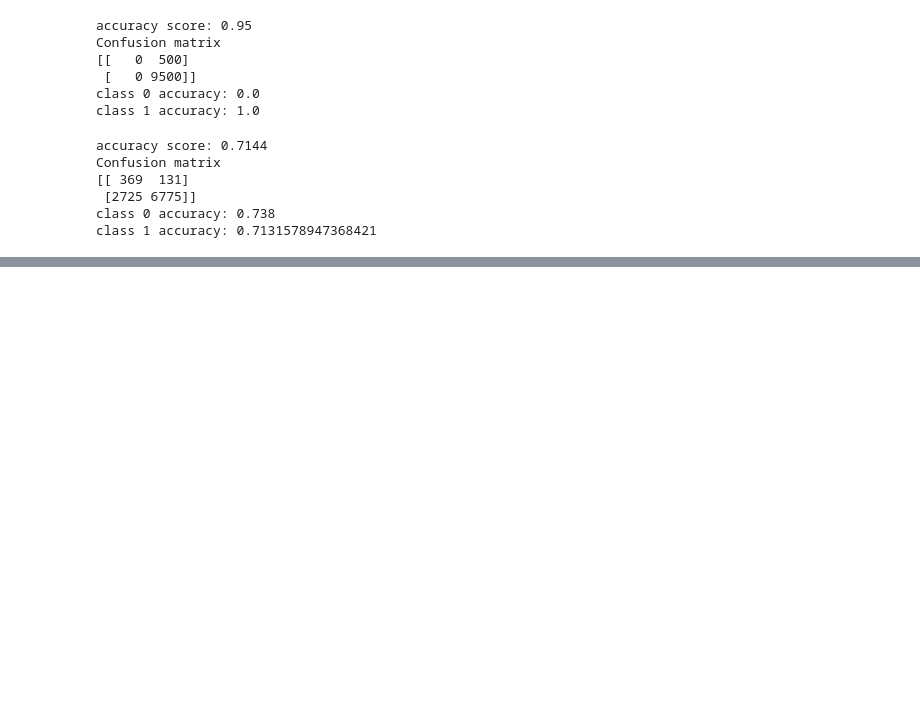
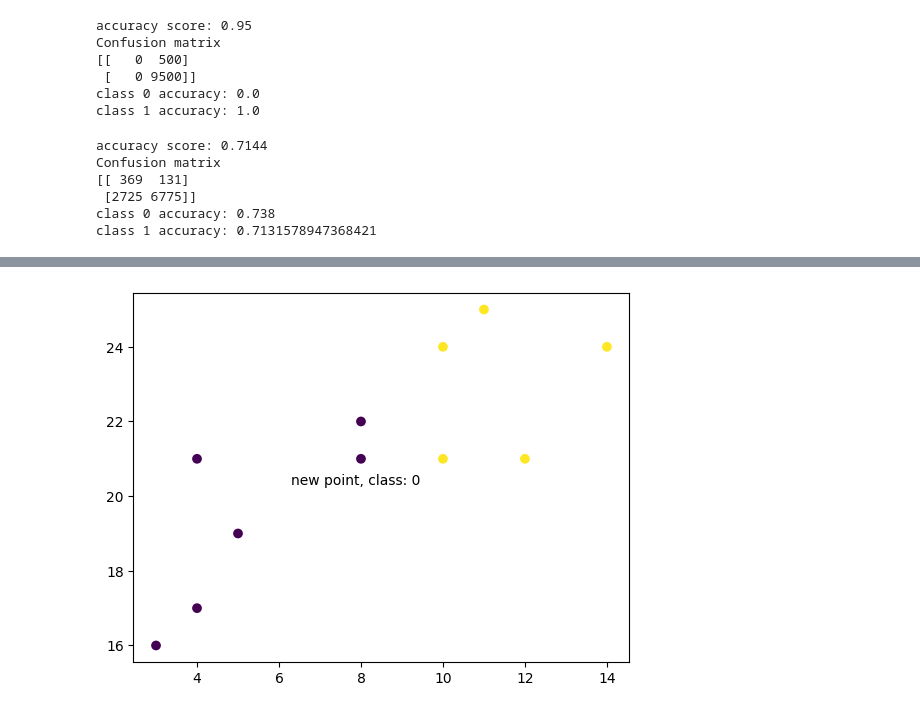
Before and after one commit to MSaberian/PyLearnDataScience, a Jupyter notebook: PyLearnMLIntroduction/MachineLearning.ipynb, the cells around one changed output, grey strips where cells are left out. Saved outputs shown, nothing was run; the diff lists cells and outputs as text; code cells hidden in the pictures; blank space fills up the shorter version.

```diff
--- a/PyLearnMLIntroduction/MachineLearning.ipynb
+++ b/PyLearnMLIntroduction/MachineLearning.ipynb
@@ -930,0 +980,12 @@ model 2 AUC score: 0.8407250526315788
+# %%
+new_x = 8
+new_y = 21
+new_point = [(new_x, new_y)]
+
+prediction = knn.predict(new_point)
+
+plt.scatter(x + [new_x], y + [new_y], c=classes + [prediction[0]])
+plt.text(x=new_x-1.7, y=new_y-0.7, s=f"new point, class: {prediction[0]}")
+plt.show()
+# %% [output]
+[figure, added]
```
Also changed, not shown: parts of 9 cells of this notebook.
